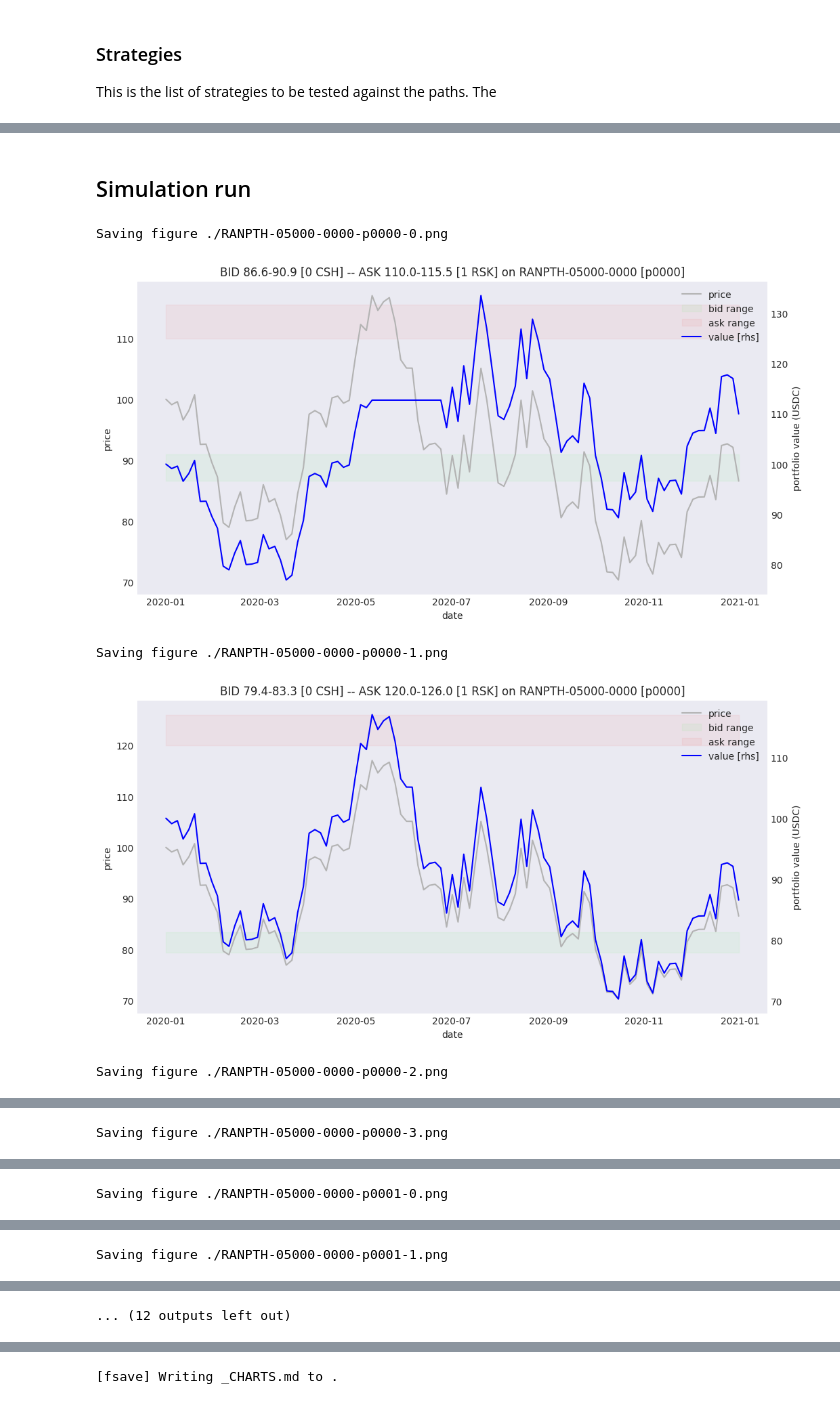
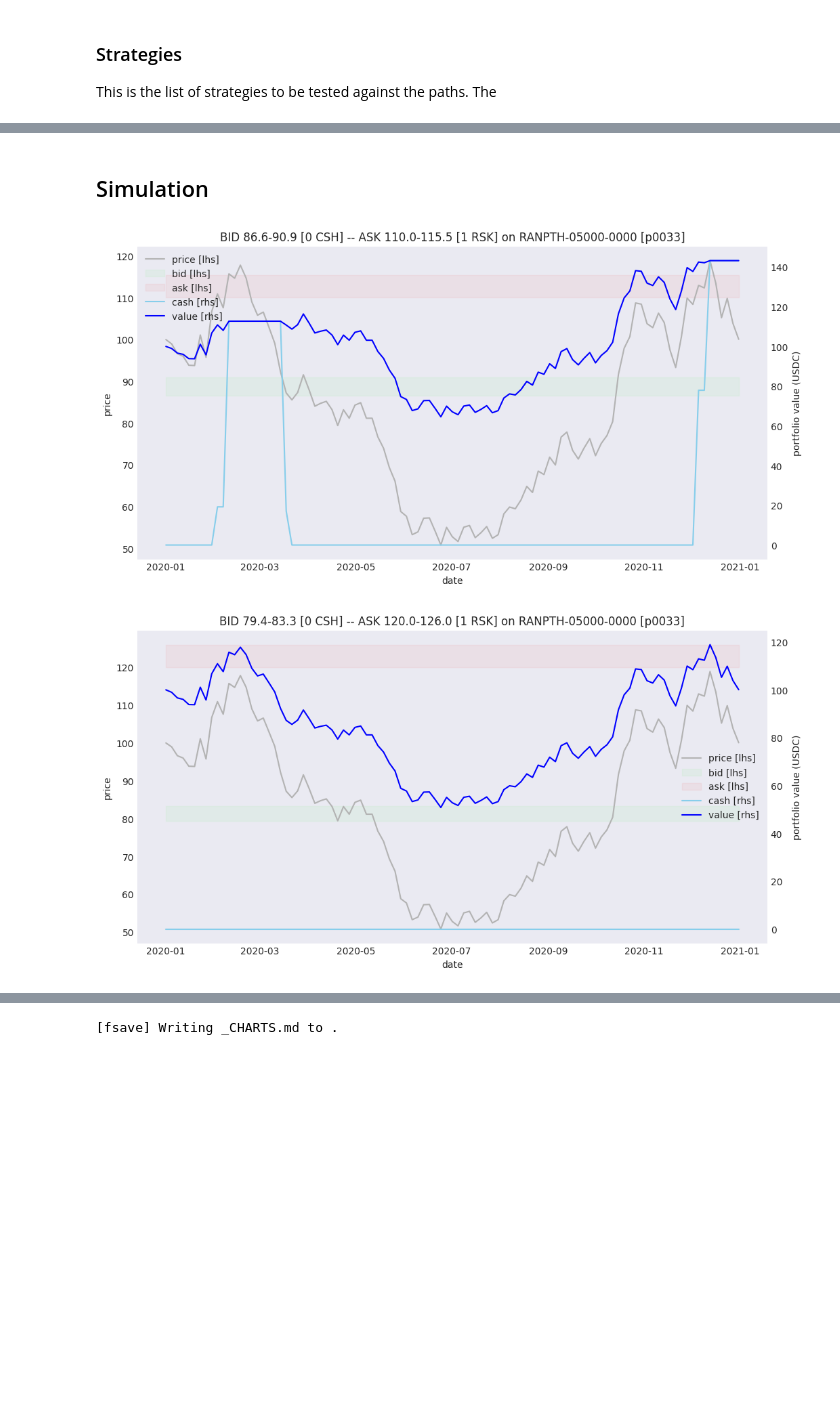
Before and after one commit to bancorprotocol/carbon-simulator-binder, a Jupyter notebook: Frozen/20230121/Demo7-3.ipynb, the cells around one changed output, grey strips where cells are left out. Drawn from its saved outputs; the diff is of its cells as text; code cells hidden in the pictures; blank space fills up the shorter version.

```diff
--- a/Frozen/20230121/Demo7-3.ipynb
+++ b/Frozen/20230121/Demo7-3.ipynb
@@ -57,5 +55,7 @@ strats = (
     strategy.from_mwh(m=100, g=0.20, w=0.05, amt_rsk=1, amt_csh=0),
     strategy.from_mwh(m=100, g=0.10, w=0.20, amt_rsk=1, amt_csh=0),
     strategy.from_mwh(m=100, g=0.20, w=0.20, amt_rsk=1, amt_csh=0),
+    strategy.from_mwh(m=100, g=0.30, w=0.20, amt_rsk=1, amt_csh=0),
+    strategy.from_mwh(m= 80, g=0.20, w=0.20, amt_rsk=1, amt_csh=0),
 )
 #strats
@@ -82,44 +62,17 @@ def run_sim(strat, path):
-# %%
-def plot_sim(strat, rskamt_f, cshamt_r, value_r, dataid):
-    rskamt_f  = rskamt_r[-1]
-    cshamt_f  = cshamt_r[-1]
-
-    fig, ax1 = plt.subplots()
-    ax2 = ax1.twinx()
-    plots = []
-    plots += ax1.plot(path, color="0.7", label="price")
-    plots += [ax1.fill_between(path.index, strat.p_buy_a, strat.p_buy_b, color="lightgreen", alpha=0.1, label="bid range")]
-    plots += [ax1.fill_between(path.index, strat.p_sell_a, strat.p_sell_b, color="lightcoral", alpha=0.1, label="ask range")]
-    plots += ax2.plot(value_r, color = "blue", label="value [rhs]")
-    ax2.set_ylabel("portfolio value (USDC)")
-    ax1.set_ylabel("price")
-    ax1.set_xlabel("date")
-    plt.title(f"{strat.descr} on {dataid}")
-    labels = [p.get_label() for p in plots]
-    plt.legend(plots, labels)
-    #print(f"t={   0:3.1f}: {rskamt_r[ 0]:5.1f} ETH {cshamt_r[ 0]:8.1f} USDC (value = {value_r[ 0]:6.1f} USDC)")
-    #print(f"t={time:3.1f}: {rskamt_r[-1]:5.1f} ETH {cshamt_r[-1]:8.1f} USDC (value = {value_r[-1]:6.1f} USDC)")
 # %% [markdown]
-## Simulation run
+## Simulation
 # %%
-for colnm in ["p0000", "p0001", "p0002"]:
+for colnm in ["p0033"]:
     for ix, strat in enumerate(strats):
 
         path = pdread(DATAFN, colnm)
-        time = pathtime(path)
-
-        rskamt_r, cshamt_r, value_r = run_sim(strat, path)
-        plot_sim(strat, rskamt_r, cshamt_r, value_r, f"{DATAID} [{colnm}]")
+        simresults = run_sim(strat, path)
+        plot_sim(strat, path, simresults, f"{DATAID} [{colnm}]")
 
         # save charts
         if isinstance(OUTPATH, str):
-            ffn = j(OUTPATH, f"{DATAID}-{colnm}-{ix}.png")
-            print(f"Saving figure {ffn}")
-            plt.savefig(ffn)
+            plt.savefig(j(OUTPATH, f"{DATAID}-{colnm}-{ix}.png"))
         plt.show()
 # %% [output]
-Saving figure ./RANPTH-05000-0000-p0000-0.png
-[figure, old version]
+[figure, new version]
-Saving figure ./RANPTH-05000-0000-p0000-1.png
-[figure, old version]
+[figure, new version]
-Saving figure ./RANPTH-05000-0000-p0000-2.png
@@ -127 +79,0 @@ Saving figure ./RANPTH-05000-0000-p0000-2.png
-Saving figure ./RANPTH-05000-0000-p0000-3.png
@@ -129 +80,0 @@ Saving figure ./RANPTH-05000-0000-p0000-3.png
-Saving figure ./RANPTH-05000-0000-p0001-0.png
@@ -131 +81,0 @@ Saving figure ./RANPTH-05000-0000-p0001-0.png
-Saving figure ./RANPTH-05000-0000-p0001-1.png
@@ -133,4 +83,3 @@ Saving figure ./RANPTH-05000-0000-p0001-1.png
-... (12 outputs left out)
 # %%
 if OUTPATH:
     !ls {OUTPATH}/*.png
```
Also changed, not shown: parts of 12 cells of this notebook, 2 other files.
